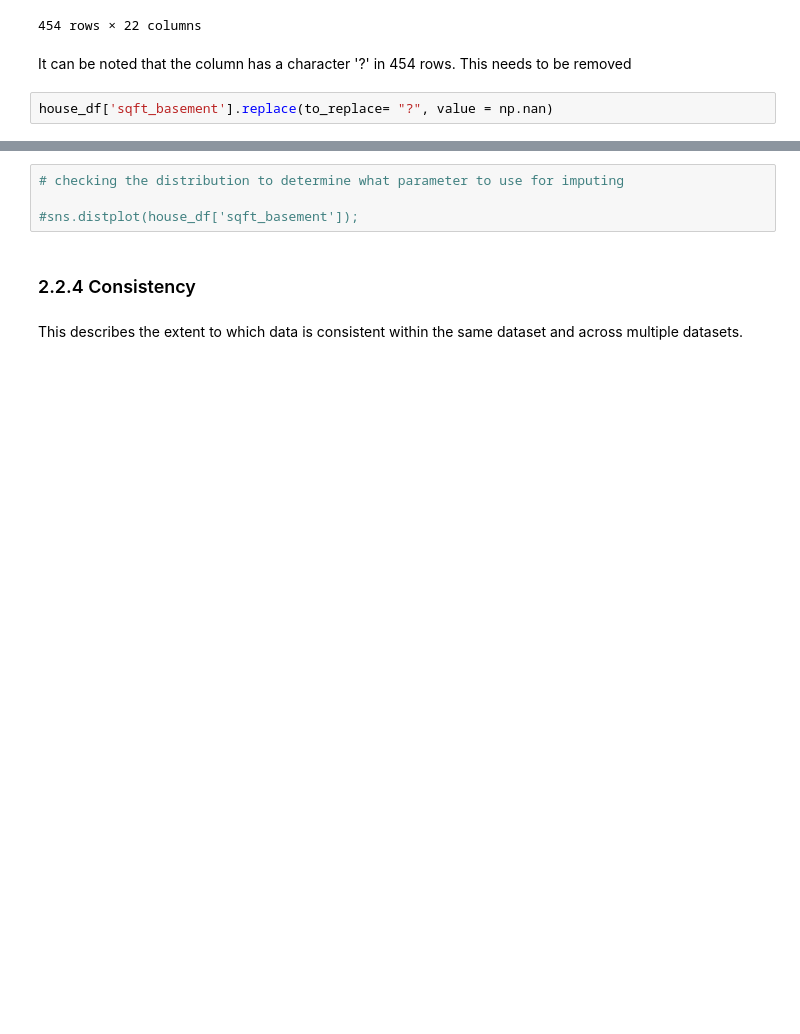
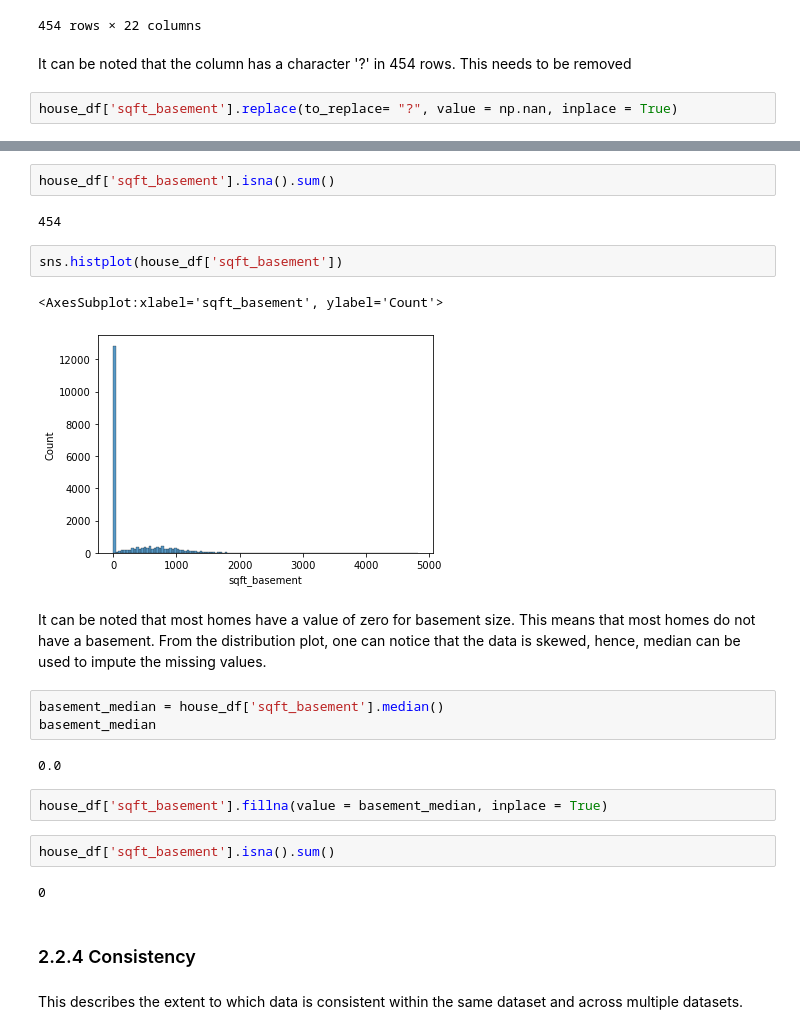
Before and after one commit to Mercy-Njambi/Linear-Regression---King-County-Sales, a Jupyter notebook: KIngCountHouseSalesAnalysisAndModelling.ipynb, the cells around one changed output, grey strips where cells are left out. Drawn from its saved outputs; the diff is of its cells as text; blank space fills up the shorter version.

```diff
--- a/KIngCountHouseSalesAnalysisAndModelling.ipynb
+++ b/KIngCountHouseSalesAnalysisAndModelling.ipynb
@@ -350,4 +350,4 @@ house_df[house_df['sqft_basement'] == "?"]
 # %% [markdown]
 It can be noted that the column has a character '?' in 454 rows. This needs to be removed
 # %%
-house_df['sqft_basement'].replace(to_replace= "?", value = np.nan)
+house_df['sqft_basement'].replace(to_replace= "?", value = np.nan, inplace = True)
@@ -387,7 +378,25 @@ array(['0.0', '400.0', '910.0', '1530.0', '?', '730.0', '1700.0', '300.0',
-# %%
-# checking the distribution to determine what parameter to use for imputing
-
-#sns.distplot(house_df['sqft_basement']);
+# %%
+house_df['sqft_basement'].isna().sum()
+# %% [output]
+454
+# %%
+sns.histplot(house_df['sqft_basement'])
+# %% [output]
+<AxesSubplot:xlabel='sqft_basement', ylabel='Count'>
+[figure, added]
+# %% [markdown]
+It can be noted that most homes have a value of zero for basement size. This means that most homes do not have a basement. From the distribution plot, one can notice that the data is skewed, hence, median can be used to impute the missing values.
+# %%
+basement_median = house_df['sqft_basement'].median()
+basement_median
+# %% [output]
+0.0
+# %%
+house_df['sqft_basement'].fillna(value = basement_median, inplace = True)
+# %%
+house_df['sqft_basement'].isna().sum()
+# %% [output]
+0
 # %% [markdown]
 ### 2.2.4 Consistency
 # %% [markdown]
```
Also changed, not shown: parts of 32 cells of this notebook.
